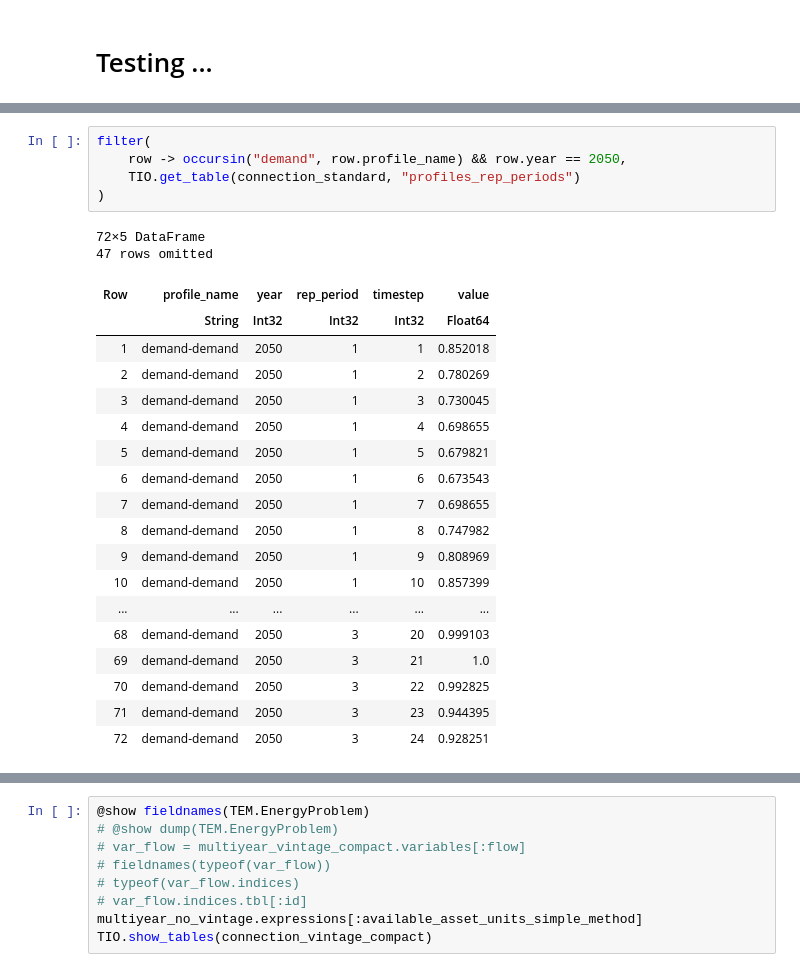
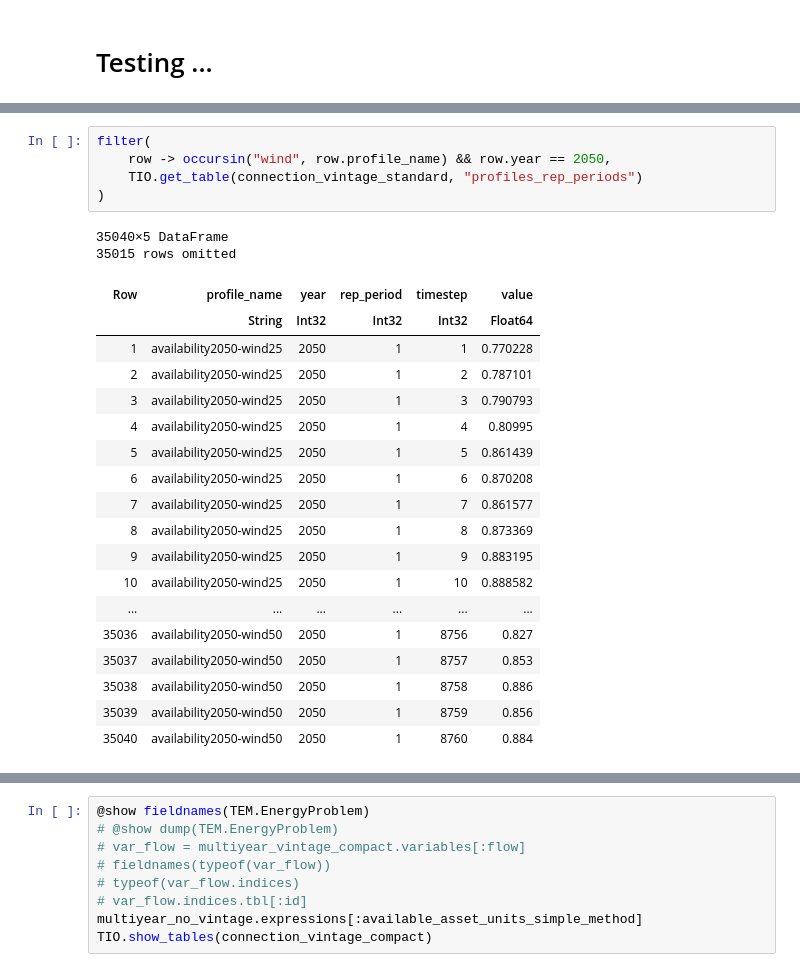
Before and after one commit to nnhjy/VintageDemo, a Jupyter notebook: VintageDemoTulipa.ipynb, the cells around one changed output, grey strips where cells are left out. Cells and saved outputs as stored; diff of their text form.

```diff
--- a/VintageDemoTulipa.ipynb
+++ b/VintageDemoTulipa.ipynb
@@ -349,30 +398,30 @@ CSV.write(joinpath(output_dir,"model_info.csv"), TIO.show_tables(connection_stan
 "/cluster/home/jiahuang/Projects/VintageDemo/model-instance-Tulipa/outputs-vintage-compact/model_info.csv"
 # %%
 filter(
-    row -> occursin("demand", row.profile_name) && row.year == 2050,
-    TIO.get_table(connection_standard, "profiles_rep_periods")
+    row -> occursin("wind", row.profile_name) && row.year == 2050,
+    TIO.get_table(connection_vintage_standard, "profiles_rep_periods")
 )
 # %% [output]
-72×5 DataFrame
-47 rows omitted
+35040×5 DataFrame
+35015 rows omitted
 | Row | profile_name | year | rep_period | timestep | value |
 |  | String | Int32 | Int32 | Int32 | Float64 |
-| 1 | demand-demand | 2050 | 1 | 1 | 0.852018 |
-| 2 | demand-demand | 2050 | 1 | 2 | 0.780269 |
-| 3 | demand-demand | 2050 | 1 | 3 | 0.730045 |
-| 4 | demand-demand | 2050 | 1 | 4 | 0.698655 |
-| 5 | demand-demand | 2050 | 1 | 5 | 0.679821 |
-| 6 | demand-demand | 2050 | 1 | 6 | 0.673543 |
-| 7 | demand-demand | 2050 | 1 | 7 | 0.698655 |
-| 8 | demand-demand | 2050 | 1 | 8 | 0.747982 |
-| 9 | demand-demand | 2050 | 1 | 9 | 0.808969 |
-| 10 | demand-demand | 2050 | 1 | 10 | 0.857399 |
+| 1 | availability2050-wind25 | 2050 | 1 | 1 | 0.770228 |
+| 2 | availability2050-wind25 | 2050 | 1 | 2 | 0.787101 |
+| 3 | availability2050-wind25 | 2050 | 1 | 3 | 0.790793 |
+| 4 | availability2050-wind25 | 2050 | 1 | 4 | 0.80995 |
+| 5 | availability2050-wind25 | 2050 | 1 | 5 | 0.861439 |
+| 6 | availability2050-wind25 | 2050 | 1 | 6 | 0.870208 |
+| 7 | availability2050-wind25 | 2050 | 1 | 7 | 0.861577 |
+| 8 | availability2050-wind25 | 2050 | 1 | 8 | 0.873369 |
+| 9 | availability2050-wind25 | 2050 | 1 | 9 | 0.883195 |
+| 10 | availability2050-wind25 | 2050 | 1 | 10 | 0.888582 |
 | ... | ... | ... | ... | ... | ... |
-| 68 | demand-demand | 2050 | 3 | 20 | 0.999103 |
-| 69 | demand-demand | 2050 | 3 | 21 | 1.0 |
-| 70 | demand-demand | 2050 | 3 | 22 | 0.992825 |
-| 71 | demand-demand | 2050 | 3 | 23 | 0.944395 |
-| 72 | demand-demand | 2050 | 3 | 24 | 0.928251 |
+| 35036 | availability2050-wind50 | 2050 | 1 | 8756 | 0.827 |
+| 35037 | availability2050-wind50 | 2050 | 1 | 8757 | 0.853 |
+| 35038 | availability2050-wind50 | 2050 | 1 | 8758 | 0.886 |
+| 35039 | availability2050-wind50 | 2050 | 1 | 8759 | 0.856 |
+| 35040 | availability2050-wind50 | 2050 | 1 | 8760 | 0.884 |
 # %%
 function plot_input_profiles(conn::DuckDB.DB, ::Val{:wind}, year::Int)
     plot()
```
Also changed, not shown: parts of 22 cells of this notebook.
